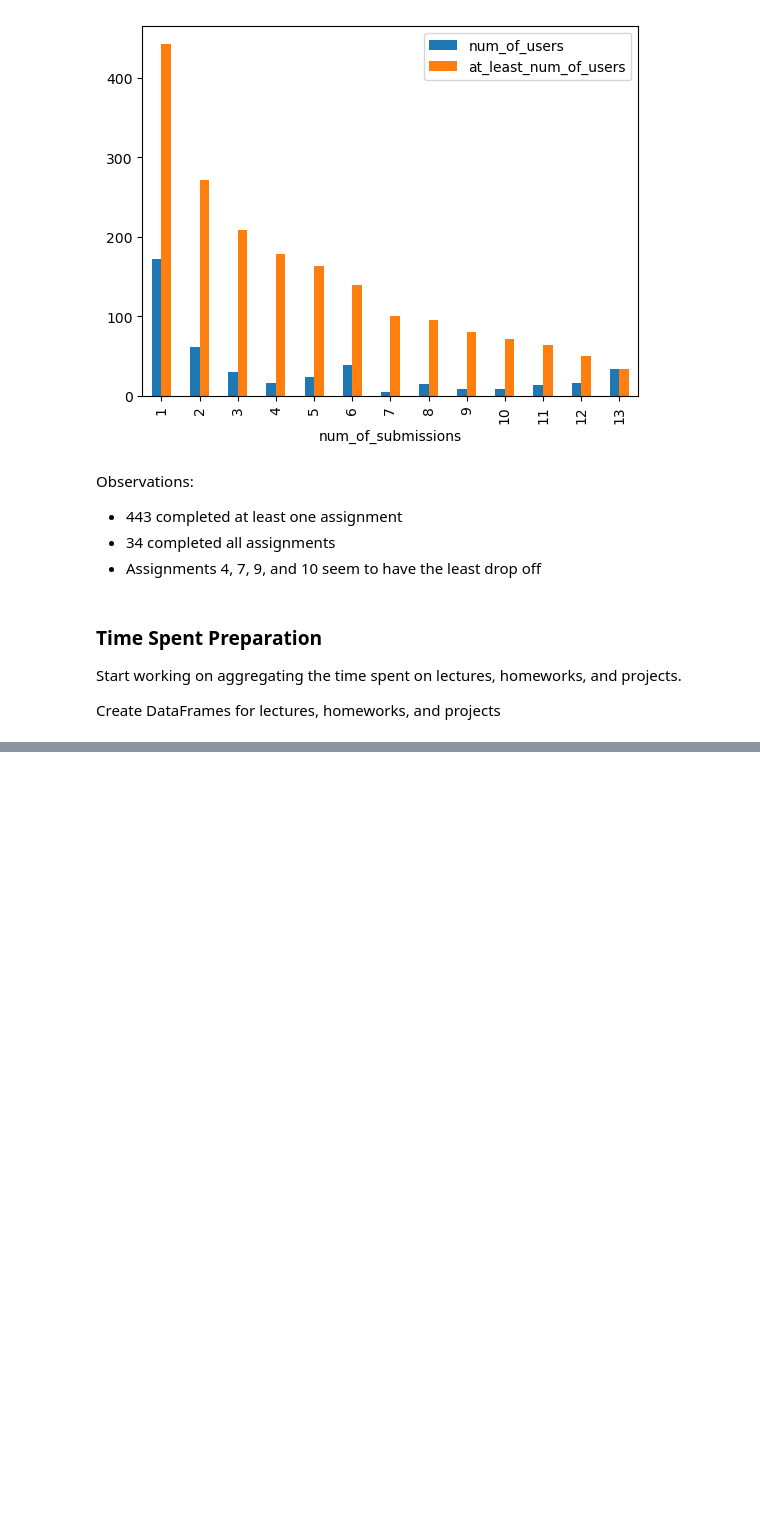
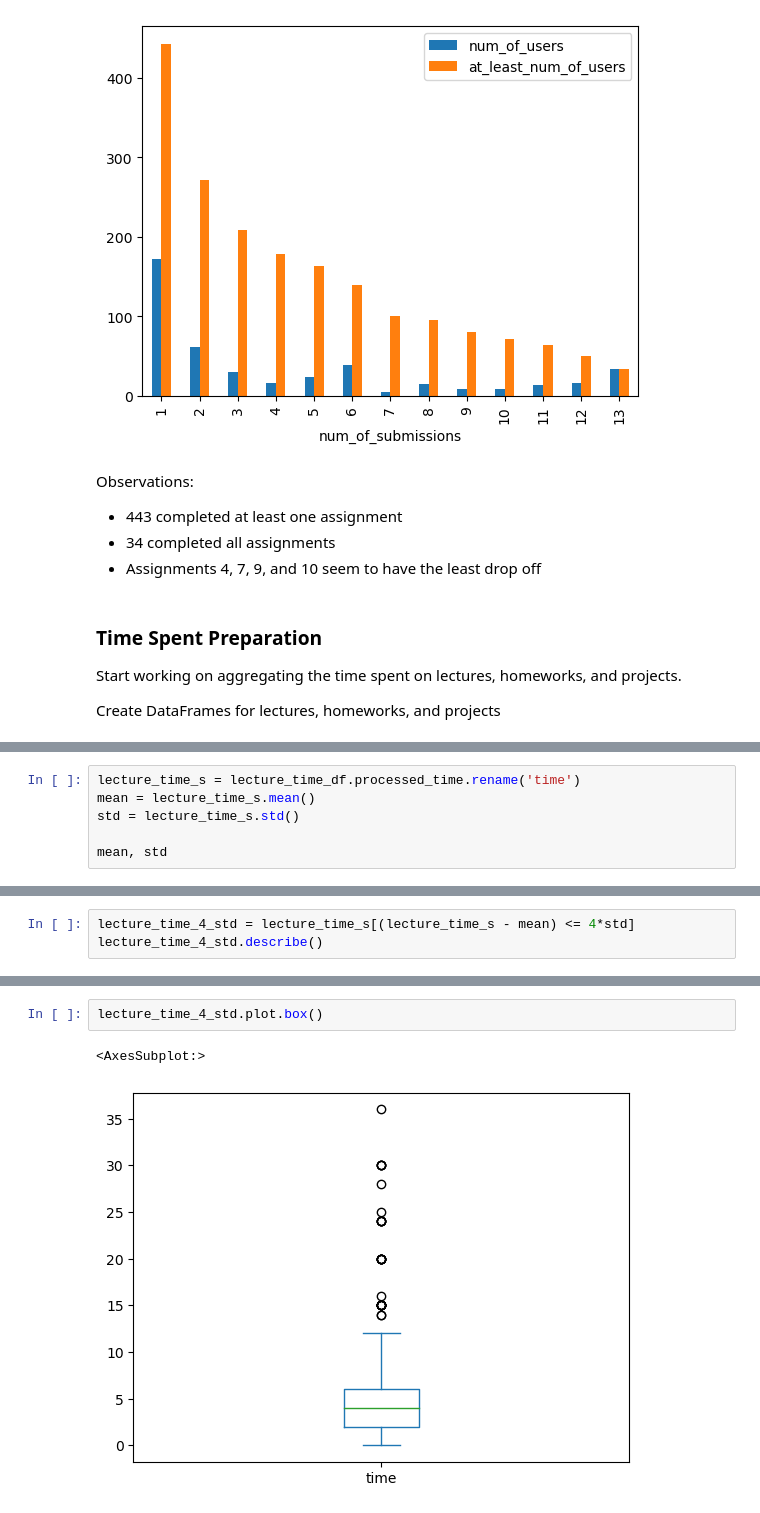
Before and after one commit to DeeGrant/ml-zoomcamp, a Jupyter notebook: stats/time-spent-2021.ipynb, the cells around one changed output, grey strips where cells are left out. Cells and saved outputs as stored; diff of their text form; blank space fills up the shorter version.

```diff
--- a/stats/time-spent-2021.ipynb
+++ b/stats/time-spent-2021.ipynb
@@ -253,0 +473,6 @@ Create DataFrames for lectures, homeworks, and projects
+# %%
+lecture_time_s = lecture_time_df.processed_time.rename('time')
+mean = lecture_time_s.mean()
+std = lecture_time_s.std()
+
+mean, std
@@ -253,0 +481,3 @@ Create DataFrames for lectures, homeworks, and projects
+# %%
+lecture_time_4_std = lecture_time_s[(lecture_time_s - mean) <= 4*std]
+lecture_time_4_std.describe()
@@ -253,0 +494,5 @@ Create DataFrames for lectures, homeworks, and projects
+# %%
+lecture_time_4_std.plot.box()
+# %% [output]
+<AxesSubplot:>
+[figure, added]
```
Also changed, not shown: parts of 52 cells of this notebook.
